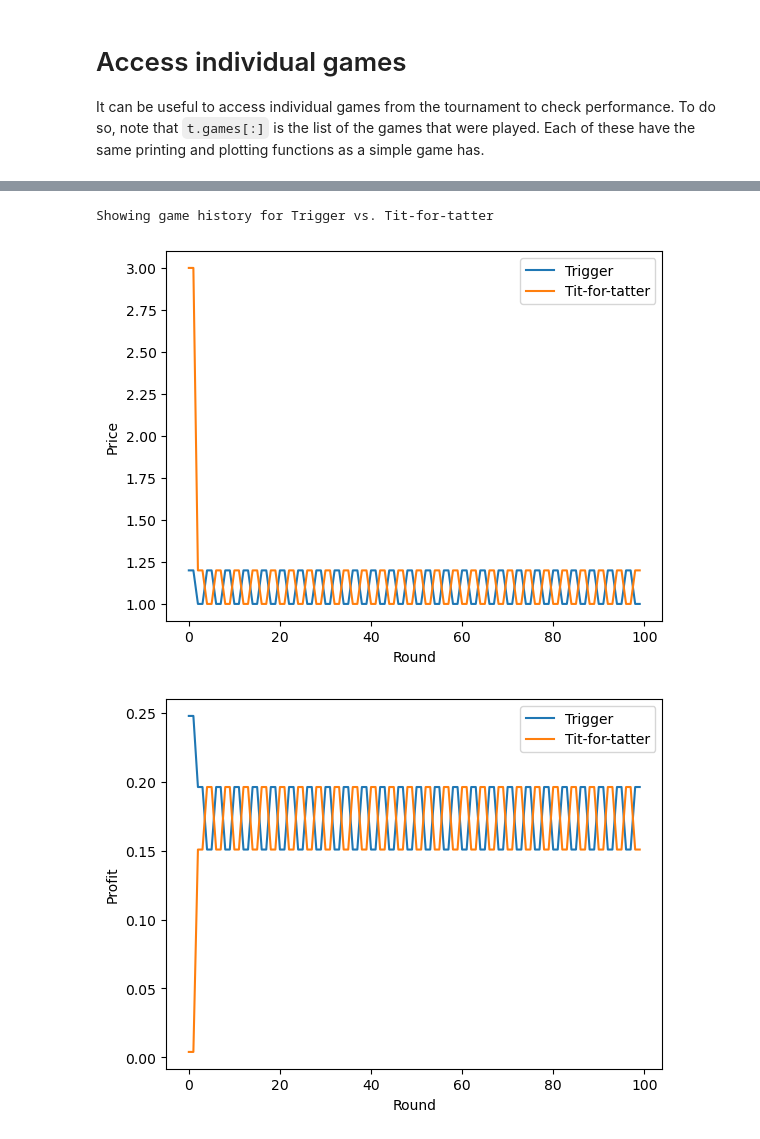
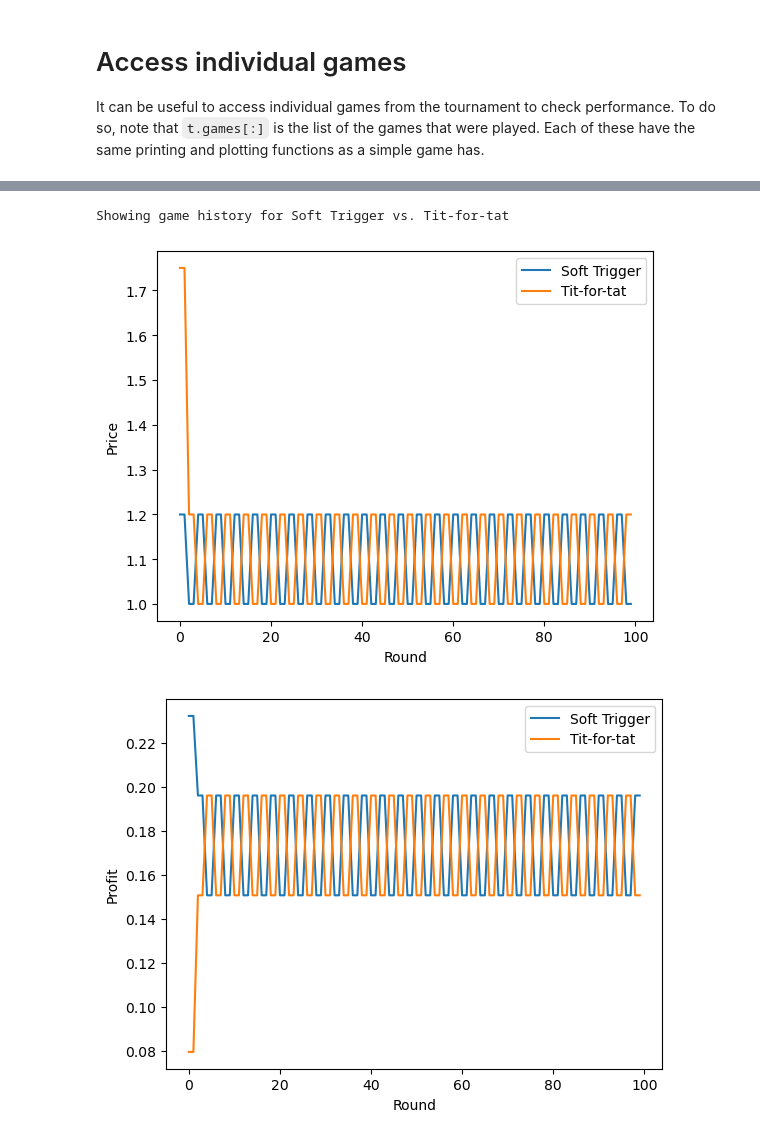
Before and after one commit to GamEconCph/Konkurrence-3, a Jupyter notebook: short.ipynb, the cells around one changed output, grey strips where cells are left out. Cells and saved outputs as stored; diff of their text form; code cells hidden in the pictures.

```diff
--- a/short.ipynb
+++ b/short.ipynb
@@ -108,9 +102,9 @@ Available games in tournament:
 # %%
-i_game = 1
+i_game = 3
 print(f'Showing game history for {t.games[i_game].name}')
 t.games[i_game].get_game_actions_and_payoffs()['actions'].plot(ylabel='Price');
 t.games[i_game].get_game_actions_and_payoffs()['payoffs'].plot(ylabel='Profit');
 # %% [output]
-Showing game history for Trigger vs. Tit-for-tatter
+Showing game history for Soft Trigger vs. Tit-for-tat
-[figure, old version]
+[figure, new version]
-[figure, old version]
+[figure, new version]
```
Also changed, not shown: parts of 4 cells of this notebook, 6 other files.
